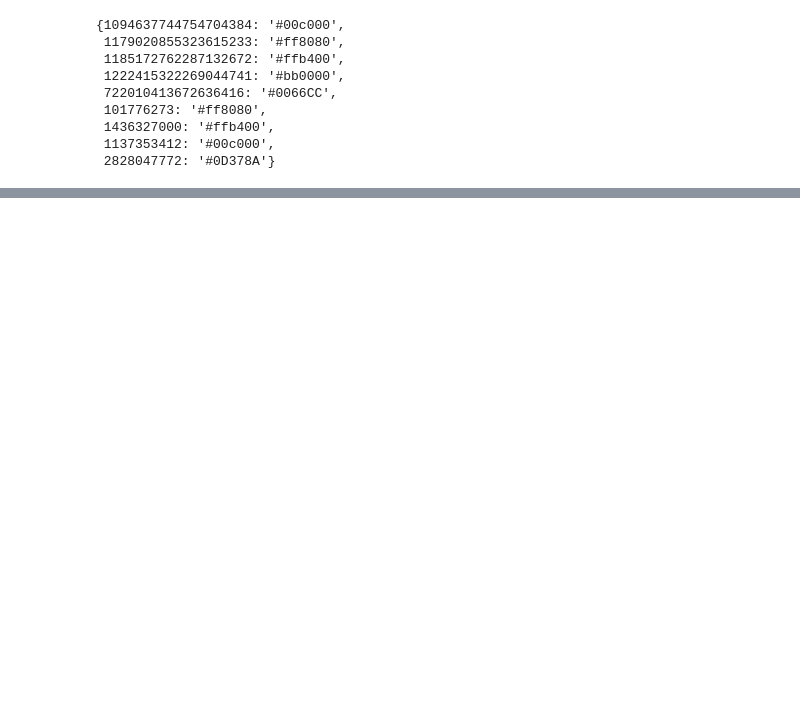
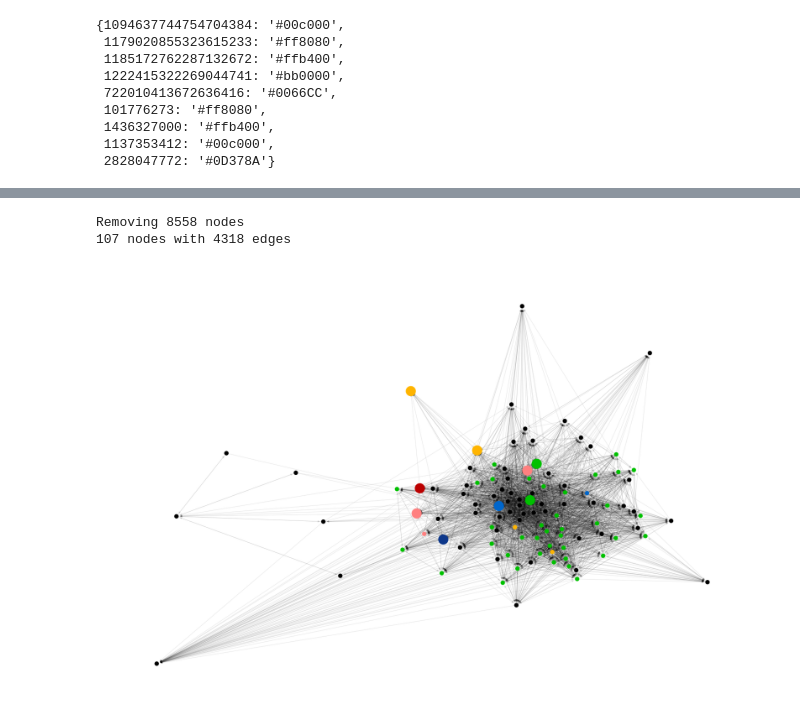
Before and after one commit to Ezibenroc/twitter_data, a Jupyter notebook: friendship_graph.ipynb, the cells around one changed output, grey strips where cells are left out. Drawn from its saved outputs; the diff is of its cells as text; code cells hidden in the pictures; blank space fills up the shorter version.

```diff
--- a/friendship_graph.ipynb
+++ b/friendship_graph.ipynb
@@ -133,0 +411,10 @@ plt.show(pruned)
+# %%
+rank = nx.pagerank(G)
+# %%
+ranks = pandas.DataFrame([{'node': node, 'degree': deg, 'rank': rank[node]} for node, deg in G.degree()])
+ranks.columns = ['id', 'degree', 'rank']
+ranks = ranks.set_index('id')
+tmp = users[['id', 'screen_name']].drop_duplicates().set_index('id')
+ranks['login'] = tmp['screen_name']
+ranks = ranks.reset_index()
+ranks.sort_values(by='rank', ascending=False).head(n=10)
@@ -133,0 +446,30 @@ plt.show(pruned)
+# %%
+def restrict_graph(g, nodes):
+    keep = set(nodes)
+    g = g.copy()
+    to_remove = [node for node in g if node not in keep]
+    print(f'Removing {len(to_remove)} nodes')
+    g.remove_nodes_from(to_remove)
+    return g
+
+selected_nodes = set(ranks.sort_values(by='rank', ascending=False).head(n=100)['id']) | set(id_to_login)
+tmp = restrict_graph(G, selected_nodes)
+print(f'{len(tmp)} nodes with {len(tmp.edges)} edges')
+# %% [output]
+Removing 8558 nodes
+107 nodes with 4318 edges
+# %%
+pos = nx.spring_layout(tmp, k=0.5, iterations=1000)  # compute graph layout
+plt.figure(figsize=(30, 20))
+plt.axis('off')
+main_nodes = list(id_to_login)
+main_colors = list(color2[node] for node in main_nodes)
+other_nodes = list(set(tmp)-set(main_nodes))
+other_colors = [communities[node] for node in other_nodes]
+nx.draw_networkx_nodes(other_nodes, pos, node_size=100, node_color=other_colors)#, cmap=plt.cm.RdYlBu, node_color=list(partition.values()))
+nx.draw_networkx_nodes(main_nodes, pos, node_size=600, node_color=main_colors)
+#nx.draw_networkx_labels(labels={1137353412:'EP'})
+nx.draw_networkx_edges(tmp, pos, alpha=0.1)
+plt.show(tmp)
+# %% [output]
+[figure, added]
```
Also changed, not shown: parts of 41 cells of this notebook, 2 other files.
